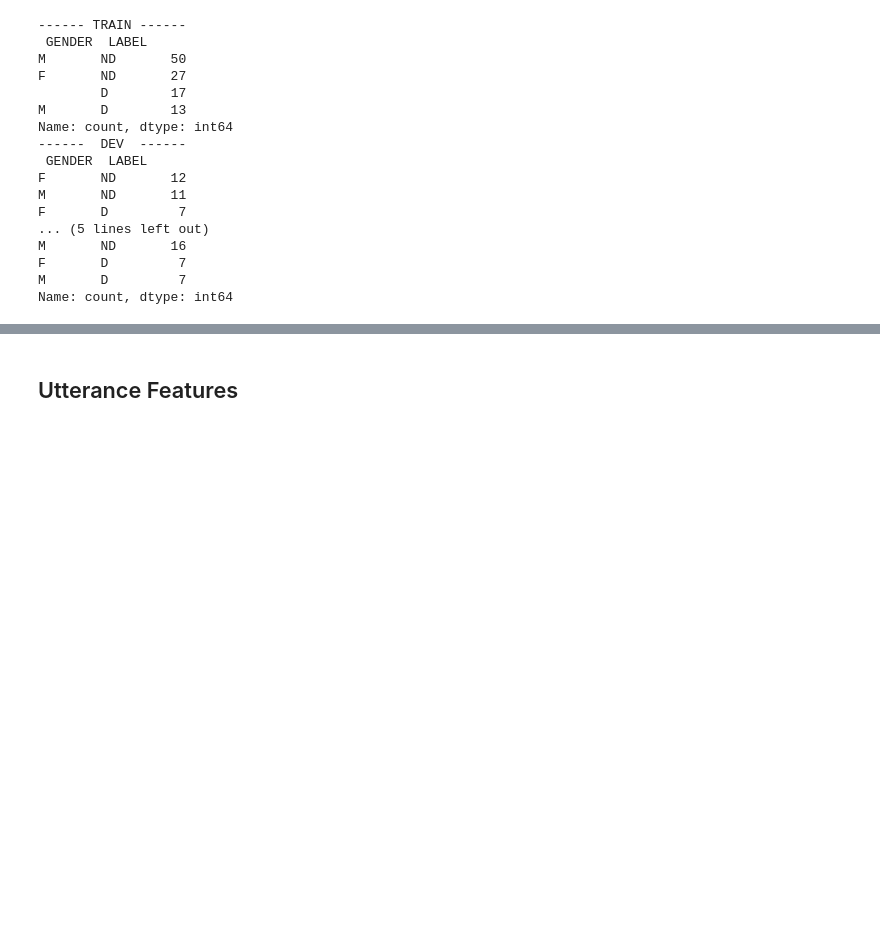
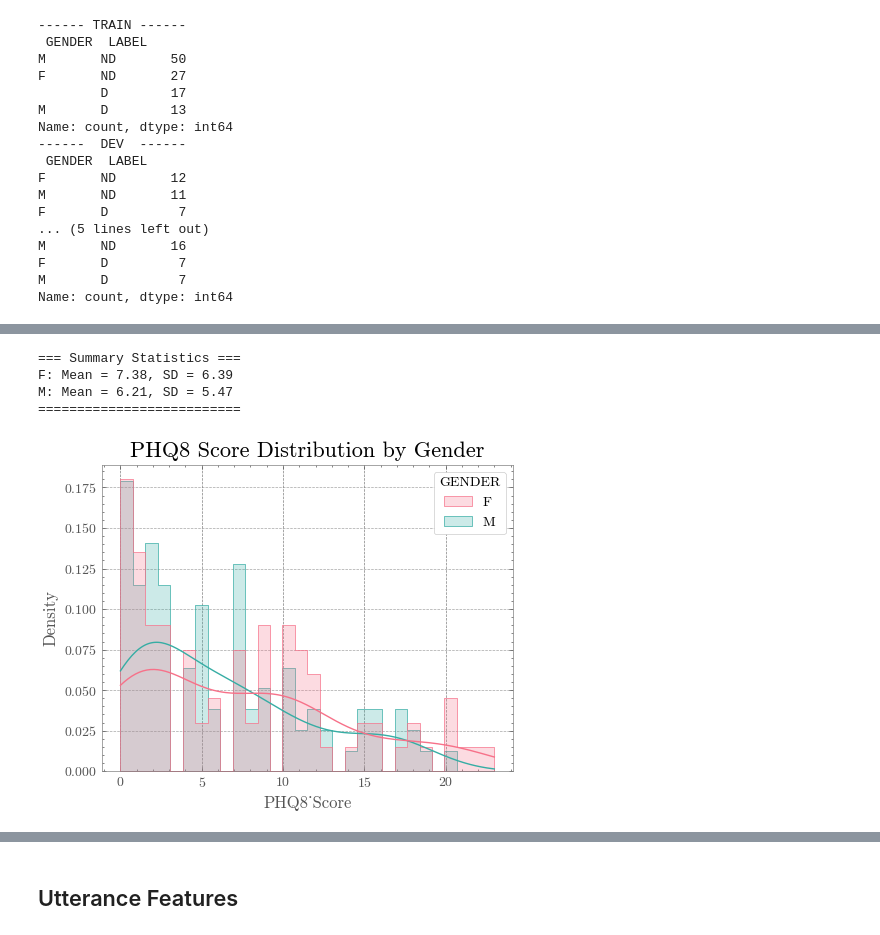
Before and after one commit to gn0219/daic-woz, a Jupyter notebook: 1. eda.ipynb, the cells around one changed output, grey strips where cells are left out. Saved outputs shown, nothing was run; the diff lists cells and outputs as text; code cells hidden in the pictures; blank space fills up the shorter version.

```diff
--- a/1. eda.ipynb
+++ b/1. eda.ipynb
@@ -144,0 +145,11 @@ bar_chart(df, 'LABEL', title='Distribution of PHQ8 Binary', option='stacked', hu
+# %%
+plot_histogram(df,
+               column="PHQ8_Score",
+               title="PHQ8 Score Distribution by Gender",
+               hue="GENDER",)
+# %% [output]
+=== Summary Statistics ===
+F: Mean = 7.38, SD = 6.39
+M: Mean = 6.21, SD = 5.47
+==========================
+[figure, added]
```
Also changed, not shown: parts of 19 cells of this notebook, 37 other files.
